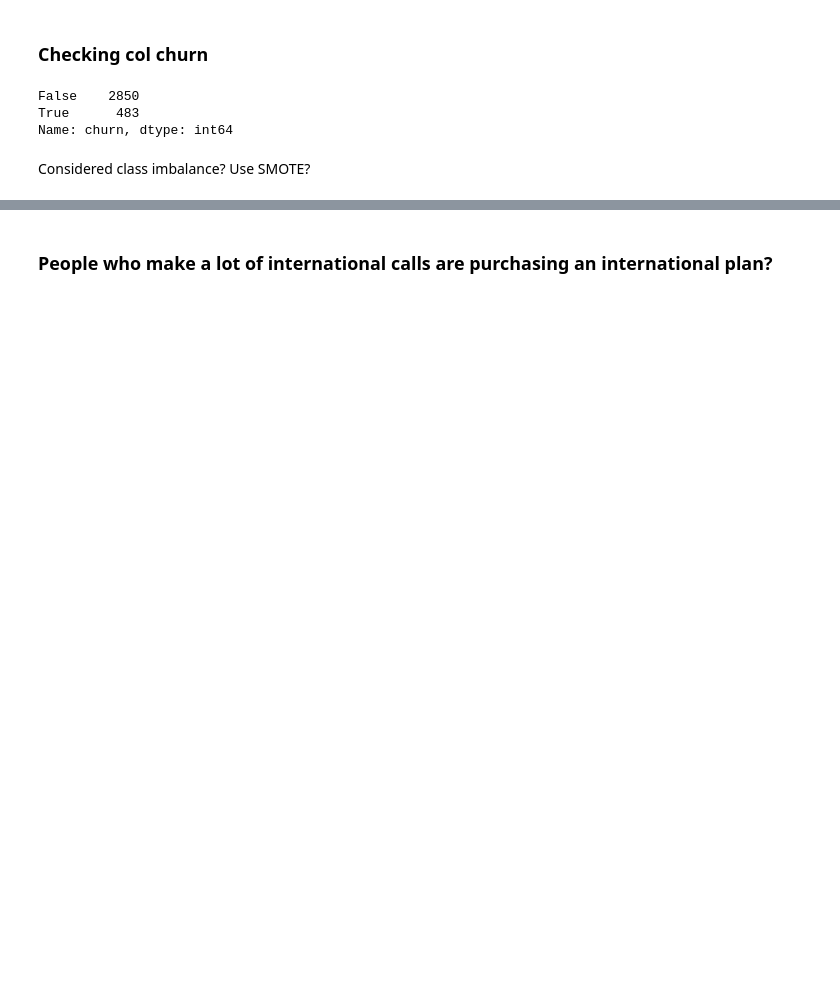
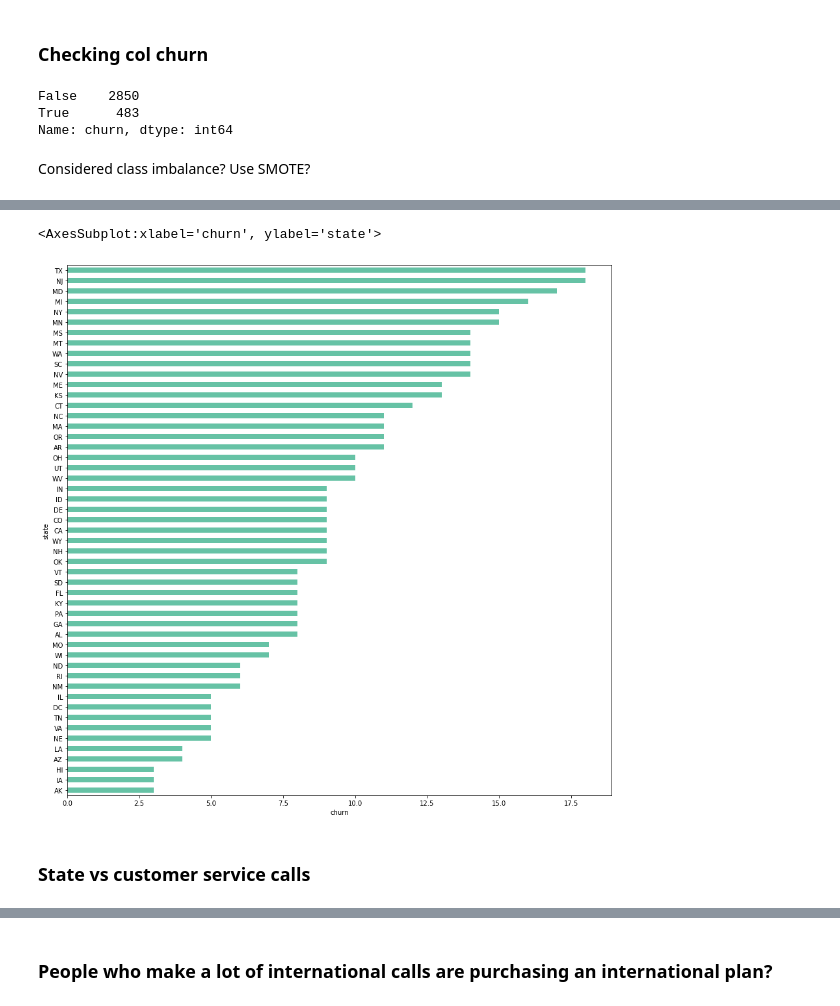
Before and after one commit to MellissaValle/CustomerChurn, a Jupyter notebook: notebooks/Mellissa/Project_3_Mellissa.ipynb, the cells around one changed output, grey strips where cells are left out. Cells and saved outputs as stored; diff of their text form; code cells hidden in the pictures; blank space fills up the shorter version.

```diff
--- a/notebooks/Mellissa/Project_3_Mellissa.ipynb
+++ b/notebooks/Mellissa/Project_3_Mellissa.ipynb
@@ -178,0 +221,12 @@ df.groupby(["area code", "churn"]).size().unstack().plot(kind='bar',
+# %%
+# Print states with minimum amount churn
+state_churn = df.groupby('state')['churn'].sum().sort_values()
+print('State with the minimum amount of churn:\n',
+      state_churn[state_churn == state_churn[0]],
+      sep='')
+print('~~~~~~~~~~~~~~~~~~')
+
+# Print states with max amount churn
+print('State with the maximum amount churn:\n',
+      state_churn[state_churn == state_churn[-1]],
+      sep='')
@@ -178,0 +246,14 @@ df.groupby(["area code", "churn"]).size().unstack().plot(kind='bar',
+# %%
+plt.xlabel('churn')
+plt.ylabel('State')
+state_churn.plot(kind='barh',
+                 x='churn',
+                 y='State',
+                 figsize=(15, 15),
+                 colormap='Set2',
+            )
+# %% [output]
+<AxesSubplot:xlabel='churn', ylabel='state'>
+[figure, added]
+# %% [markdown]
+### State vs customer service calls
```
Also changed, not shown: parts of 72 cells of this notebook.
